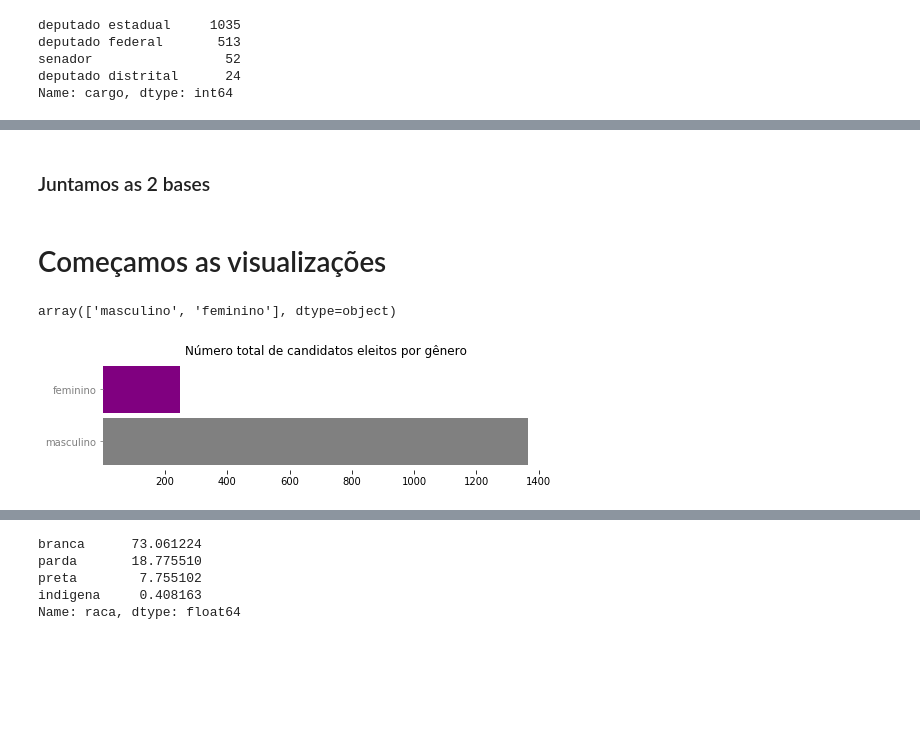
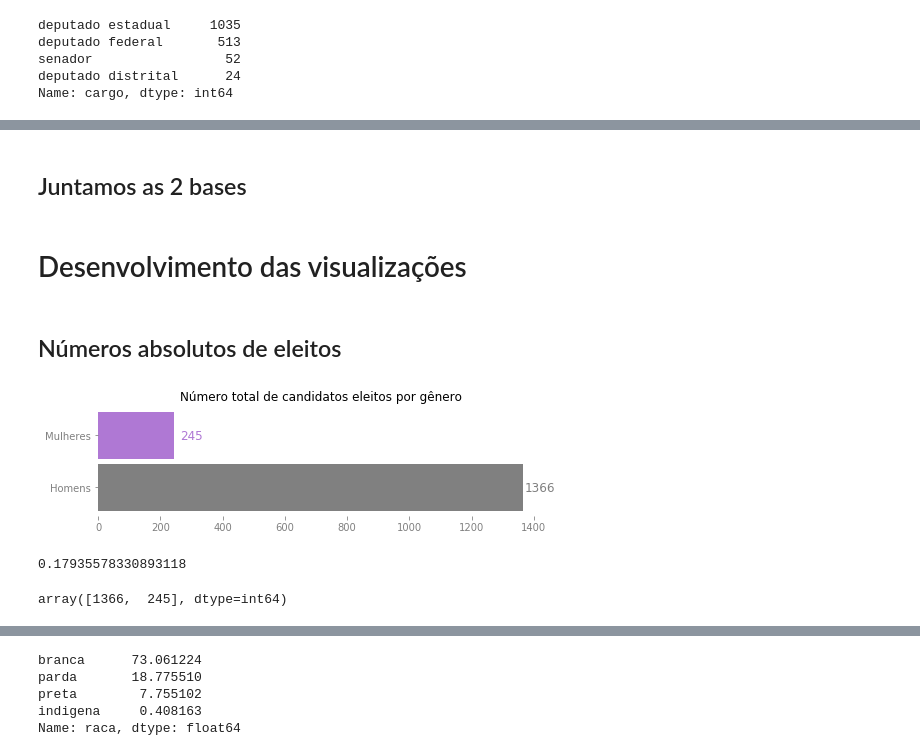
Before and after one commit to laura-l-amaral/candidatura-base-de-dados, a Jupyter notebook: Perfil dos eleitos por genero.ipynb, the cells around one changed output, grey strips where cells are left out. Cells and saved outputs as stored; diff of their text form; code cells hidden in the pictures; blank space fills up the shorter version.

```diff
--- a/Perfil dos eleitos por genero.ipynb
+++ b/Perfil dos eleitos por genero.ipynb
@@ -206,6 +184,6 @@ colsel_caract_candidatos = ['nome','nome_urna',
 # %%
 df_candidatos_col_sel = df_candidatos_def[colsel_caract_candidatos]
 # %% [markdown]
-### Juntamos as 2 bases
+## Juntamos as 2 bases
 # %%
 df_uni = pd.merge(left=df_eleitos_legis_col_sel,
@@ -217,30 +195,57 @@ df_uni = pd.merge(left=df_eleitos_legis_col_sel,
 df_uni_mul = df_uni[df_uni.genero=='feminino']
 df_uni_hom = df_uni[df_uni.genero=='masculino']
 # %% [markdown]
-# Começamos as visualizações
+# Desenvolvimento das visualizações
+# %% [markdown]
+## Números absolutos de eleitos
+# %%
+f, ax = plt.subplots(figsize=(8, 2))
+
+colors = ['grey', '#af78d4']
+
+#apaga os contornos da imagem
+ax.spines['top'].set_visible(False)
+ax.spines['right'].set_visible(False)
+ax.spines['bottom'].set_visible(False)
+ax.spines['left'].set_visible(False)
+
+#deixa os marcadores numa cor mais suave que o preto
+ax.tick_params(axis='y', colors='gray')
+ax.tick_params(axis='x', colors='gray')
+
+#GRÁFICO
+ax1 = plt.barh(y=['Homens', 'Mulheres'],
+               height=0.9,
+               width=df_uni['genero'].value_counts().values,
+               color=colors)
+
+#adiciona as labels dentro do gráfico
+rects = plt.barh(y=['Homens', 'Mulheres'],
+                 height=0.9,
+                 width=df_uni['genero'].value_counts().values,
+                 color=colors)
+labels = df_uni['genero'].value_counts().values
+
+for rect, label, color in zip(rects, labels, colors):
+    width = rect.get_width()
+    ax.text(width + 55,
+            rect.get_y() + (rect.get_height() / 3),
+            str(label),
+            ha="center",
+            va="bottom",
+            color=color,
+            size=12)
+
+plt.title('Número total de candidatos eleitos por gênero', fontsize=12)
+plt.xlabel('')
+plt.show()
+# %% [output]
+[figure, added]
+# %%
+245/1366
+# %% [output]
+0.17935578330893118
 # %%
-df_uni['genero'].value_counts().index.values
+df_uni['genero'].value_counts().values
 # %% [output]
-array(['masculino', 'feminino'], dtype=object)
+array([1366,  245], dtype=int64)
-# %%
-f, ax = plt.subplots(figsize=(8, 2))
-
-colors = ['grey', 'purple']
-
-ax.spines['top'].set_visible(False)
-ax.spines['right'].set_visible(False)
-ax.spines['bottom'].set_visible(False)
-ax.spines['left'].set_visible(False)
-
-ax.tick_params(axis='y', colors='gray')
-
-plt.barh(y=df_uni['genero'].value_counts().index.values,
-         height=0.9,
-         width=df_uni['genero'].value_counts().values,
-         color=colors,
-         left=[1, 1.2])
-plt.title('Número total de candidatos eleitos por gênero', fontsize=12)
-plt.xlabel('')
-plt.show()
-# %% [output]
-[figure, removed]
```
Also changed, not shown: parts of 41 cells of this notebook.
